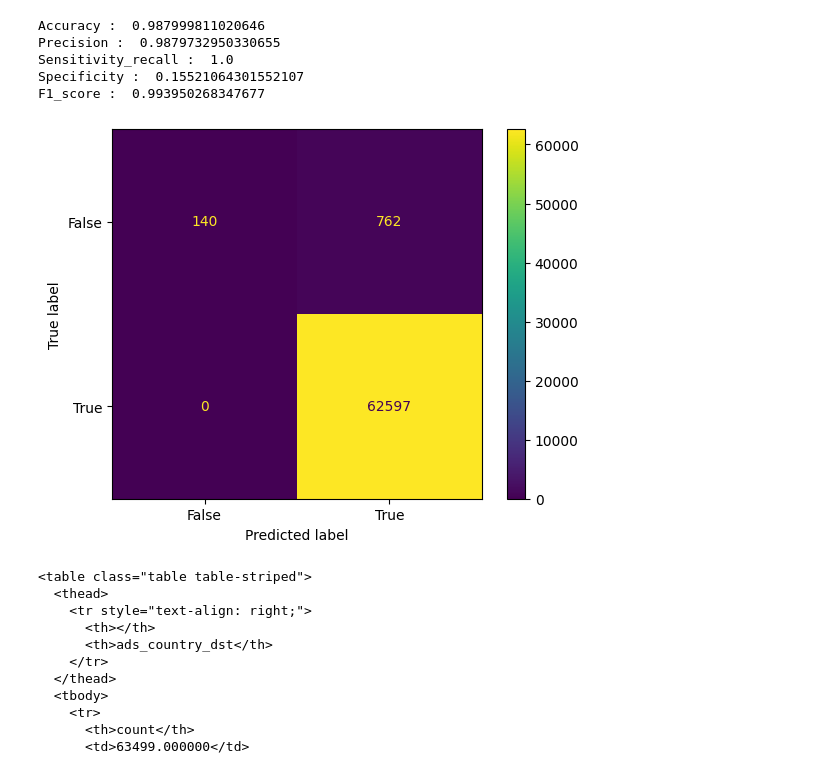
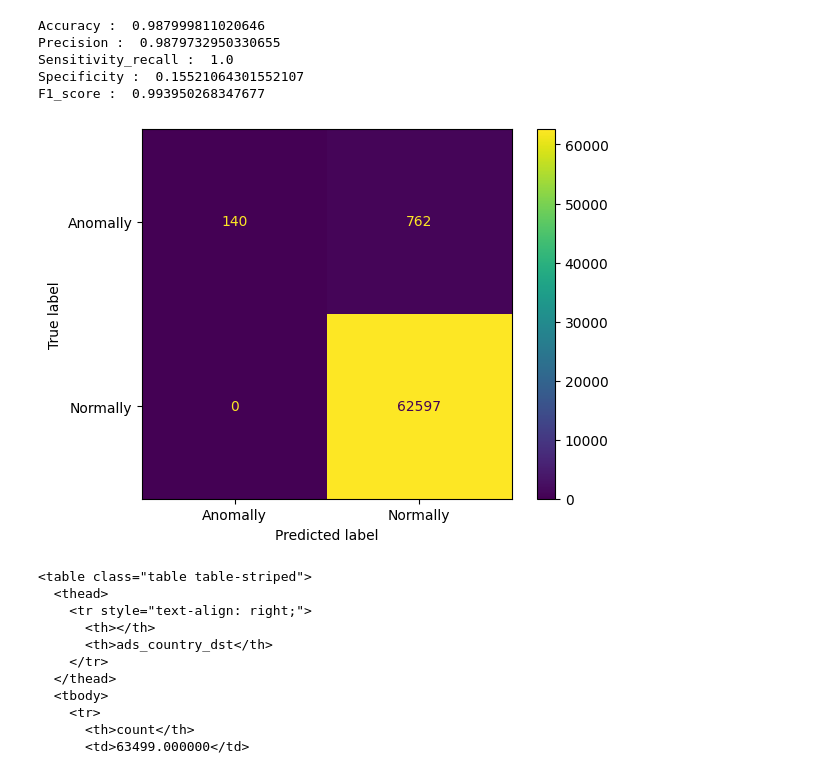
Before and after one commit to rtaf-soc/rtarf-ml-training-api, a Jupyter notebook: nb-ads-anomaly-dest-country.ipynb, the cells around one changed output. Saved outputs shown, nothing was run; the diff lists cells and outputs as text; code cells hidden in the pictures.

```diff
--- a/nb-ads-anomaly-dest-country.ipynb
+++ b/nb-ads-anomaly-dest-country.ipynb
@@ -285,11 +285,12 @@ Specificity :  0.15521064301552107
 F1_score :  0.993950268347677
 # %%
 confusion_matrix = metrics.confusion_matrix(X_Test, lof_detect)
-cm_display = metrics.ConfusionMatrixDisplay(confusion_matrix = confusion_matrix, display_labels = [False, True])
+cm_display = metrics.ConfusionMatrixDisplay(confusion_matrix = confusion_matrix, display_labels = ["Anomally", "Normally"])
 cm_display.plot()
+plt.savefig('images/train-ads-anomaly-dest-country-confusion-matrix.png')
 plt.show()
 # %% [output]
-[figure, old version]
+[figure, new version]
 # %%
 summary_table_1 = X.describe().to_html()\
     .replace('<table border="1" class="dataframe">','<table class="table table-striped">') # use bootstrap styling
```
Also changed, not shown: parts of 4 cells of this notebook, 4 other files.
